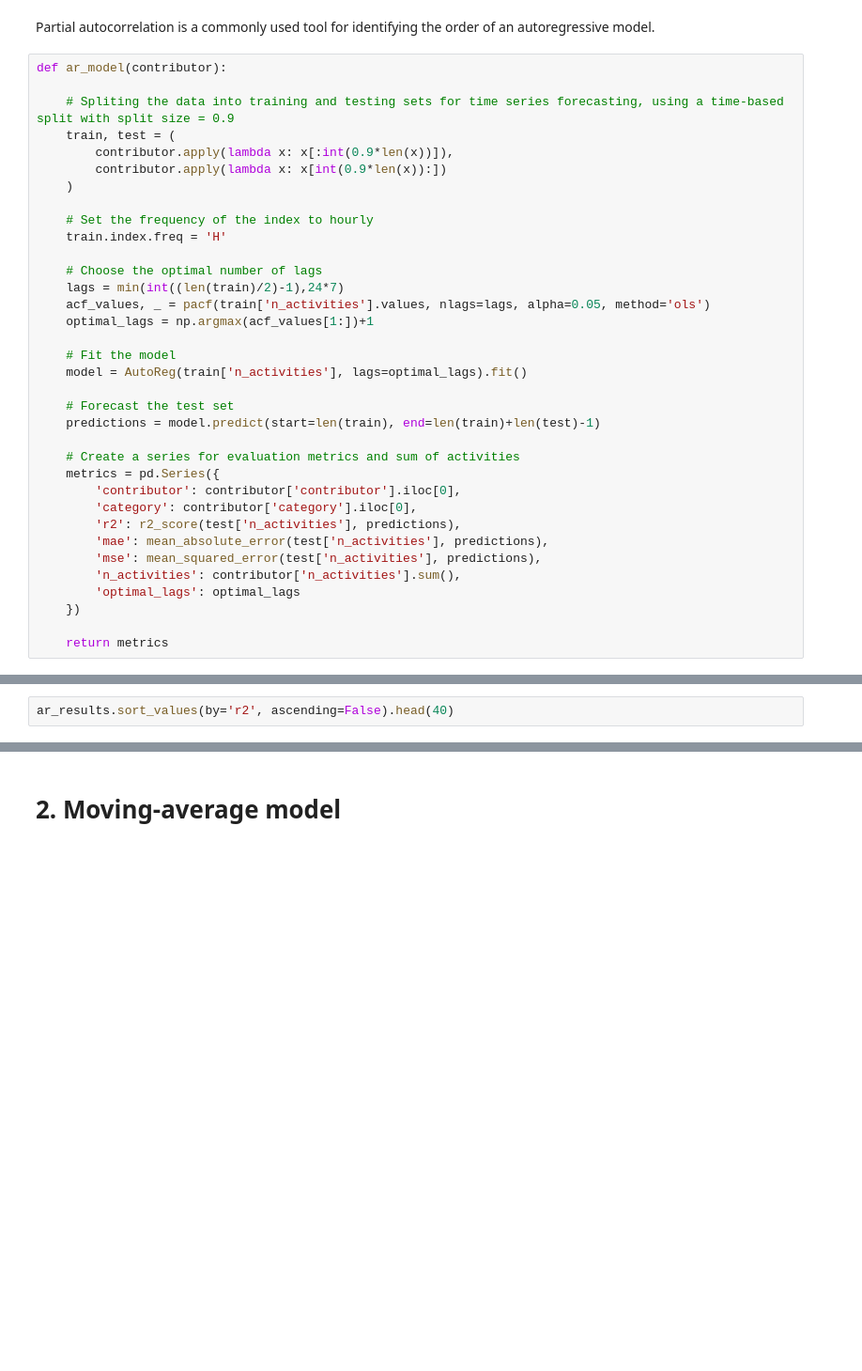
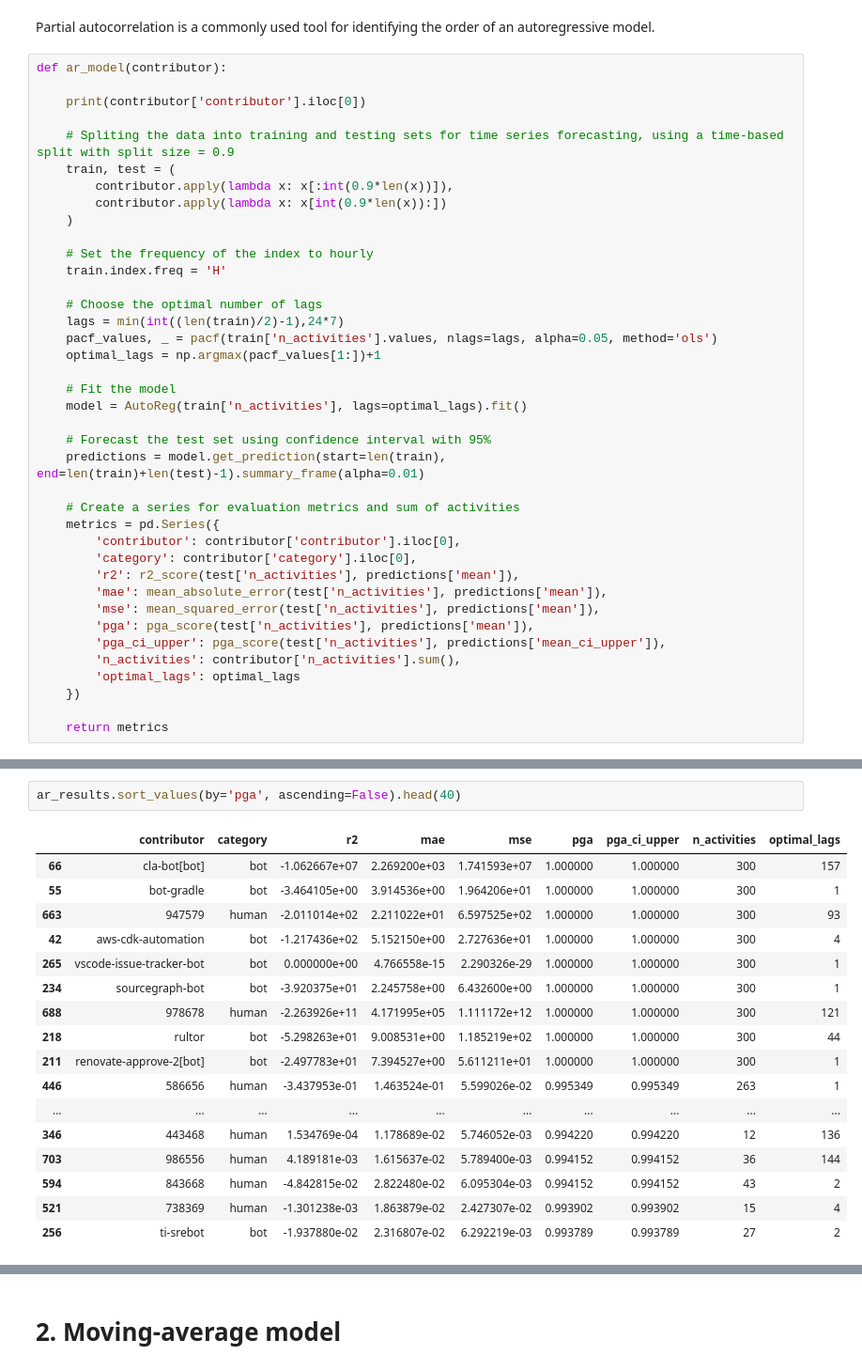
Before and after one commit to uhourri/GH-Bots-API, a Jupyter notebook: code/Models comparing using time sequences.ipynb, the cells around one changed output, grey strips where cells are left out. Shown at 94% size. Drawn from its saved outputs; the diff is of its cells as text; blank space fills up the shorter version.

```diff
--- a/code/Models comparing using time sequences.ipynb
+++ b/code/Models comparing using time sequences.ipynb
@@ -134,6 +166,8 @@ plt.show()
 Partial autocorrelation is a commonly used tool for identifying the order of an autoregressive model.
 # %%
 def ar_model(contributor):
+
+    print(contributor['contributor'].iloc[0])
 
     # Spliting the data into training and testing sets for time series forecasting, using a time-based split with split size = 0.9
     train, test = (
@@ -146,22 +180,24 @@ def ar_model(contributor):
 
     # Choose the optimal number of lags
     lags = min(int((len(train)/2)-1),24*7)
-    acf_values, _ = pacf(train['n_activities'].values, nlags=lags, alpha=0.05, method='ols')
-    optimal_lags = np.argmax(acf_values[1:])+1
+    pacf_values, _ = pacf(train['n_activities'].values, nlags=lags, alpha=0.05, method='ols')
+    optimal_lags = np.argmax(pacf_values[1:])+1
 
     # Fit the model
     model = AutoReg(train['n_activities'], lags=optimal_lags).fit()
 
-    # Forecast the test set
-    predictions = model.predict(start=len(train), end=len(train)+len(test)-1)
+    # Forecast the test set using confidence interval with 95%
+    predictions = model.get_prediction(start=len(train), end=len(train)+len(test)-1).summary_frame(alpha=0.01)
 
     # Create a series for evaluation metrics and sum of activities
     metrics = pd.Series({
         'contributor': contributor['contributor'].iloc[0],
         'category': contributor['category'].iloc[0],
-        'r2': r2_score(test['n_activities'], predictions),
-        'mae': mean_absolute_error(test['n_activities'], predictions),
-        'mse': mean_squared_error(test['n_activities'], predictions),
+        'r2': r2_score(test['n_activities'], predictions['mean']),
+        'mae': mean_absolute_error(test['n_activities'], predictions['mean']),
+        'mse': mean_squared_error(test['n_activities'], predictions['mean']),
+        'pga': pga_score(test['n_activities'], predictions['mean']),
+        'pga_ci_upper': pga_score(test['n_activities'], predictions['mean_ci_upper']),
         'n_activities': contributor['n_activities'].sum(),
         'optimal_lags': optimal_lags
     })
@@ -173,3 +227,21 @@ ar_results = data.groupby(['category', 'contributor']).apply(ar_model).reset_ind
 # %%
-ar_results.sort_values(by='r2', ascending=False).head(40)
+ar_results.sort_values(by='pga', ascending=False).head(40)
+# %% [output]
+|  | contributor | category | r2 | mae | mse | pga | pga_ci_upper | n_activities | optimal_lags |
+| 66 | cla-bot[bot] | bot | -1.062667e+07 | 2.269200e+03 | 1.741593e+07 | 1.000000 | 1.000000 | 300 | 157 |
+| 55 | bot-gradle | bot | -3.464105e+00 | 3.914536e+00 | 1.964206e+01 | 1.000000 | 1.000000 | 300 | 1 |
+| 663 | 947579 | human | -2.011014e+02 | 2.211022e+01 | 6.597525e+02 | 1.000000 | 1.000000 | 300 | 93 |
+| 42 | aws-cdk-automation | bot | -1.217436e+02 | 5.152150e+00 | 2.727636e+01 | 1.000000 | 1.000000 | 300 | 4 |
+| 265 | vscode-issue-tracker-bot | bot | 0.000000e+00 | 4.766558e-15 | 2.290326e-29 | 1.000000 | 1.000000 | 300 | 1 |
+| 234 | sourcegraph-bot | bot | -3.920375e+01 | 2.245758e+00 | 6.432600e+00 | 1.000000 | 1.000000 | 300 | 1 |
+| 688 | 978678 | human | -2.263926e+11 | 4.171995e+05 | 1.111172e+12 | 1.000000 | 1.000000 | 300 | 121 |
+| 218 | rultor | bot | -5.298263e+01 | 9.008531e+00 | 1.185219e+02 | 1.000000 | 1.000000 | 300 | 44 |
+| 211 | renovate-approve-2[bot] | bot | -2.497783e+01 | 7.394527e+00 | 5.611211e+01 | 1.000000 | 1.000000 | 300 | 1 |
+| 446 | 586656 | human | -3.437953e-01 | 1.463524e-01 | 5.599026e-02 | 0.995349 | 0.995349 | 263 | 1 |
+| ... | ... | ... | ... | ... | ... | ... | ... | ... | ... |
+| 346 | 443468 | human | 1.534769e-04 | 1.178689e-02 | 5.746052e-03 | 0.994220 | 0.994220 | 12 | 136 |
+| 703 | 986556 | human | 4.189181e-03 | 1.615637e-02 | 5.789400e-03 | 0.994152 | 0.994152 | 36 | 144 |
+| 594 | 843668 | human | -4.842815e-02 | 2.822480e-02 | 6.095304e-03 | 0.994152 | 0.994152 | 43 | 2 |
+| 521 | 738369 | human | -1.301238e-03 | 1.863879e-02 | 2.427307e-02 | 0.993902 | 0.993902 | 15 | 4 |
+| 256 | ti-srebot | bot | -1.937880e-02 | 2.316807e-02 | 6.292219e-03 | 0.993789 | 0.993789 | 27 | 2 |
 # %%
```
Also changed, not shown: parts of 12 cells of this notebook, 2 other files.
